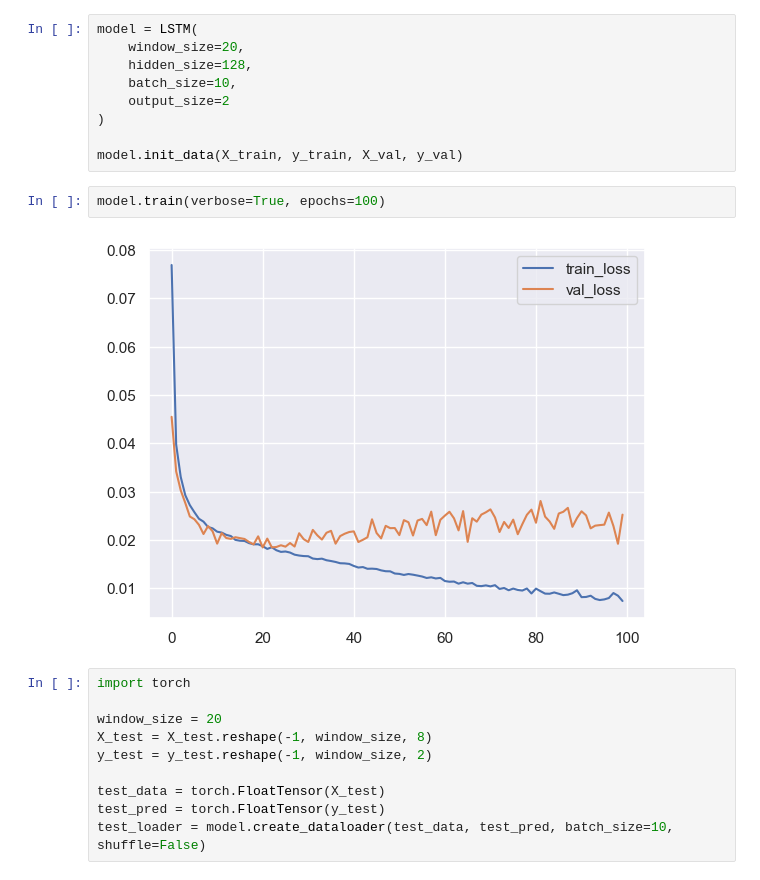
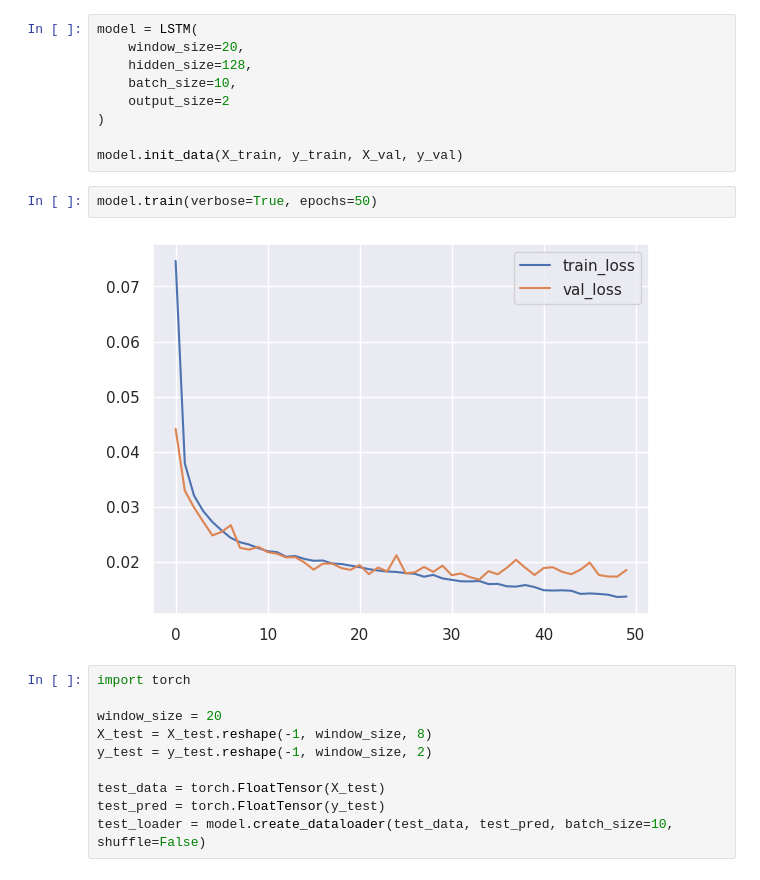
Before and after one commit to imthatmage/Recognition-of-Handwriting-from-Electromyography, a Jupyter notebook: lstm_training.ipynb, the cells around one changed output. Cells and saved outputs as stored; diff of their text form.

```diff
--- a/lstm_training.ipynb
+++ b/lstm_training.ipynb
@@ -50,9 +63,9 @@ model = LSTM(
 
 model.init_data(X_train, y_train, X_val, y_val)
 # %%
-model.train(verbose=True, epochs=100)
+model.train(verbose=True, epochs=50)
 # %% [output]
-[figure, old version]
+[figure, new version]
 # %%
 import torch
 
```
Also changed, not shown: parts of 8 cells of this notebook, 2 other files.
